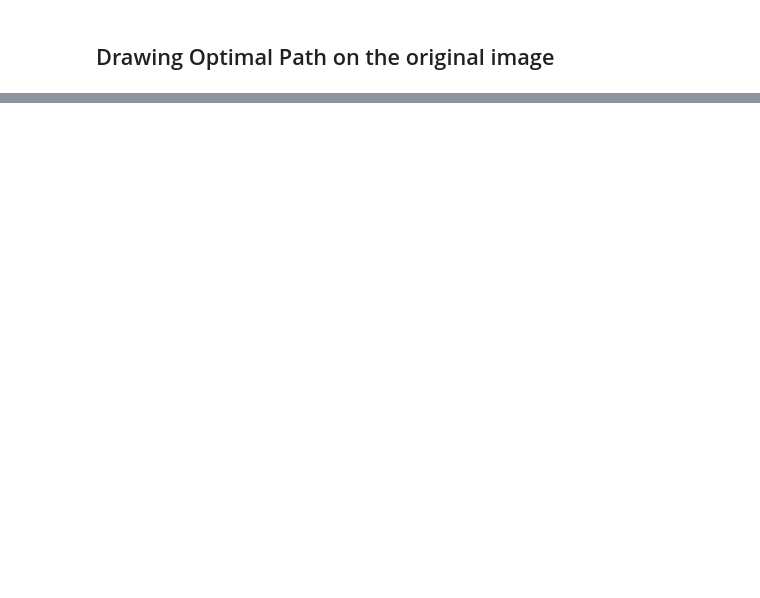
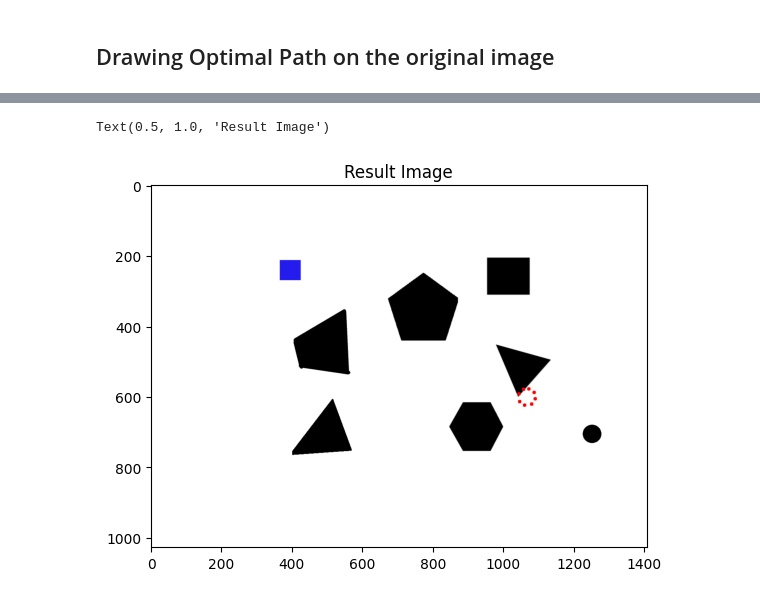
Before and after one commit to Owhenthesaints/Project_Basics_For_Mobile_Robotics, a Jupyter notebook: dependencies/ContourDetectionAndPathGeneration.ipynb, the cells around one changed output, grey strips where cells are left out. Cells and saved outputs as stored; diff of their text form; code cells hidden in the pictures; blank space fills up the shorter version.

```diff
--- a/dependencies/ContourDetectionAndPathGeneration.ipynb
+++ b/dependencies/ContourDetectionAndPathGeneration.ipynb
@@ -291,0 +352,77 @@ plt.show()
+# %%
+import cv2
+import numpy as np
+
+# Read the image
+image = cv2.imread('testImages.png')
+
+# Convert the image from BGR to HSV color space
+hsv = cv2.cvtColor(image, cv2.COLOR_BGR2HSV)
+
+red = np.uint8([[[35, 25, 255 ]]])
+hsv_red = cv2.cvtColor(red,cv2.COLOR_BGR2HSV)
+print(hsv_red)
+
+# Define the lower and upper bounds for red color in HSV
+lower_red = np.array([100, 200, 200])
+upper_red = np.array([179, 255, 255])
+
+# Create a mask for the red color
+mask = cv2.inRange(hsv, lower_red, upper_red)
+
+# Find contours in the mask
+(qr_code, _) = cv2.findContours(mask, cv2.RETR_EXTERNAL, cv2.CHAIN_APPROX_SIMPLE)
+
+print(qr_code)
+
+# find contours of all shapes
+
+
+# label contour
+vertices = cv2.approxPolyDP(contours[0], 0.02 * cv2.arcLength(contours[0], True), True)
+shape = []  # Store vertices for each shape
+edges = []  # Store lines for each shape
+
+
+shape_vertices = []
+shape_edges = []
+
+for i, vertex in enumerate(vertices):
+    x, y = vertex[0]
+    shape.append((x, y))
+
+    next_index = 0 if i == len(vertices) - 1 else i + 1
+    next_vertex = vertices[next_index][0]
+    ## plotting vertex locations
+    cv2.circle(image, (x, y), 5, (255, 0, 0), -1)
+    #cv2.putText(image, f'({x},{y})', (x, y), cv2.FONT_HERSHEY_SIMPLEX, 0.5, (0, 0,  0), 2)
+
+    # Append edges/lines
+    edges.append(((x, y), (next_vertex[0], next_vertex[1])))
+
+shape_vertices.append(shape)  # Append the vertices to the list
+shape_edges.append(edges)  # Append the edges to the list
+
+# Filter out small contours (adjust the threshold as needed)
+min_contour_area = 1000
+filtered_contours = [cnt for cnt in contours if cv2.contourArea(cnt) > min_contour_area]
+
+# Create an empty mask for the filtered contours
+filtered_mask = np.zeros_like(mask)
+
+# Draw the filtered contours on the mask
+result = cv2.drawContours(filtered_mask, filtered_contours, -1, (255), thickness=cv2.FILLED)
+
+# Invert the mask to keep everything except the filtered region
+filtered_mask_inv = cv2.bitwise_not(filtered_mask)
+
+# # Create the result image by applying the filtered mask to the original image
+# result = cv2.bitwise_and(image, image, mask=filtered_mask)
+
+# Display the original image and the result
+# plt.imshow(image)
+# plt.show()
+plt.imshow(image)
+# plt.imshow(result)
+plt.title('Result Image')
+# %% [output]
@@ -291,0 +437,2 @@ plt.show()
+Text(0.5, 1.0, 'Result Image')
+[figure, added]
```
Also changed, not shown: parts of 14 cells of this notebook, 2 other files.
